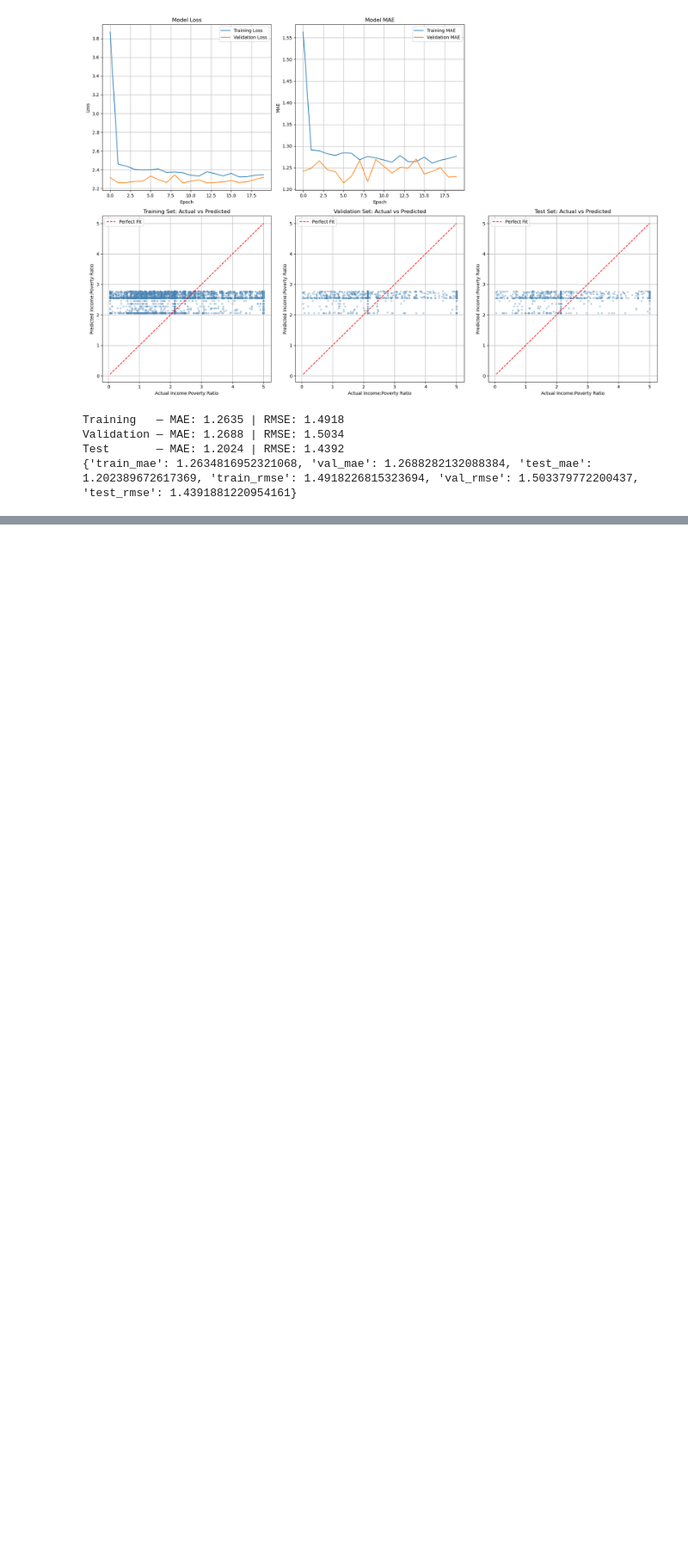
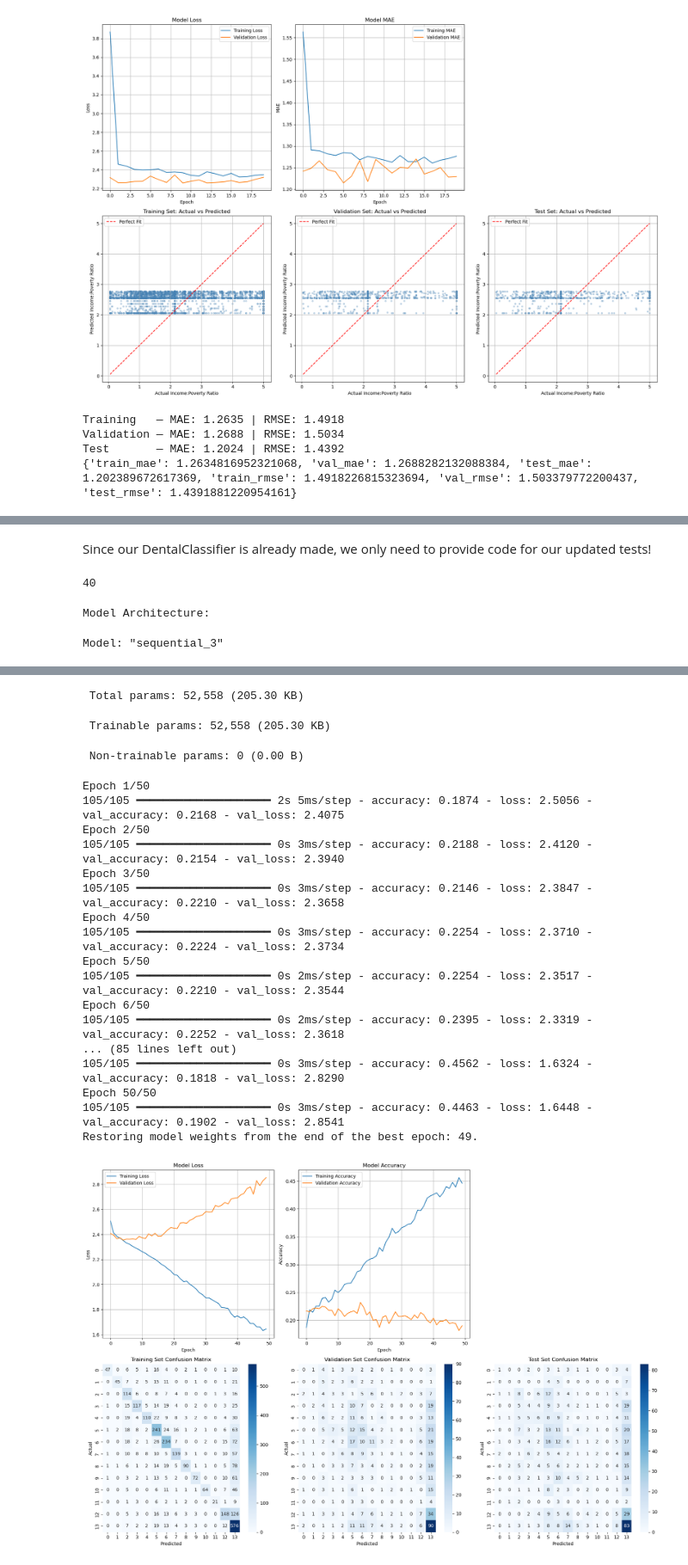
Before and after one commit to dsan-5300/final-project, a Jupyter notebook: scripts/test_model.ipynb, the cells around one changed output, grey strips where cells are left out. Shown at 86% size. Drawn from its saved outputs; the diff is of its cells as text; code cells hidden in the pictures; blank space fills up the shorter version.

```diff
--- a/scripts/test_model.ipynb
+++ b/scripts/test_model.ipynb
@@ -434,0 +474,7 @@ Test       — MAE: 1.2024 | RMSE: 1.4392
+# %%
+threshold = 0.10
+useful_dental_columns = [col for col in dental_cols if col in corr.index and corr[col] >= threshold and col not in ['income_poverty_ratio', 'household_income']]
+
+print(f"Dental features with corr >= {threshold}: {len(useful_dental_columns)}")
+for col in useful_dental_columns:
+    print(f"  {col}: {corr[col]:.4f}")
@@ -434,0 +501,28 @@ Test       — MAE: 1.2024 | RMSE: 1.4392
+# %%
+#Updating The Data
+task = (f'{input("Choose A Task That You Want to Use (multiclass, binary, or regression)")}')
+featured_columns = useful_dental_columns
+print(task)
+if task == 'multiclass':
+    valid_codes = sorted([c for c in Full_Data['household_income'].dropna().unique() if c not in [77,99]])
+    code_map = {v: i for i,v in enumerate(valid_codes)}
+    mask = Full_Data['household_income'].isin(valid_codes)
+    X_raw = Full_Data.loc[mask, featured_columns].fillna(0).values
+    Y_raw = Full_Data.loc[mask, 'household_income'].map(code_map).values
+    n_classes = len(valid_codes)
+elif task == 'binary':
+    X_raw = Full_Data[featured_columns].fillna(0).values
+    Y_raw = (Full_Data['income_poverty_ratio'] > 1).astype(int).values
+    n_classes = 2
+elif task == 'regression':
+    X_raw = Full_Data[featured_columns].fillna(0).values
+    Y_raw = Full_Data['income_poverty_ratio'].values
+    n_classes = 1
+
+scaler = StandardScaler()
+X_scaled = scaler.fit_transform(X_raw)
+X_train, X_temp, Y_train, Y_temp = train_test_split(X_scaled, Y_raw, train_size=split_idx, random_state=42)
+X_valid, X_Test, Y_valid, Y_Test = train_test_split(X_temp, Y_temp, test_size=0.50, random_state=42)
+print(f"Task: {task} | Training Data Length: {len(X_train)} | Validation Data Length: {len(X_valid)} | Testing Data Length: {len(X_Test)}")
+if task == 'multiclass':
+    print(f"Number of classes: {n_classes}")
@@ -434,0 +532,19 @@ Test       — MAE: 1.2024 | RMSE: 1.4392
+# %% [markdown]
+Since our DentalClassifier is already made, we only need to provide code for our updated tests!
+# %%
+print(X_train.shape[1])
+# %% [output]
+40
+# %%
+#Fourth Test (multiclass, val_accuracy)
+config4 = {'l1_reg': 0.0, 'l2_reg': 0.0, 'dropout_rate': 0.2, 'hu1': 256, 'hu2': 128,
+           'hu3': 64, 'activation': 'relu', 'optimizer': 'adam', 'learning_rate': 0.001,
+           'epochs': 50, 'batch_size': 32, 'patience': 10,
+           'task': task, 'n_classes': n_classes, 'n_features': X_train.shape[1]}
+model4 = DentalClassifier(config4)
+model4.train()
+results4 = model4.report(model_name="model4_redone_multiclass")
+print(results4)
+# %% [output]
+Model Architecture:
+Model: "sequential_3"
@@ -434,0 +568,21 @@ Test       — MAE: 1.2024 | RMSE: 1.4392
+ Total params: 52,558 (205.30 KB)
+ Trainable params: 52,558 (205.30 KB)
+ Non-trainable params: 0 (0.00 B)
+Epoch 1/50
+105/105 ━━━━━━━━━━━━━━━━━━━━ 2s 5ms/step - accuracy: 0.1874 - loss: 2.5056 - val_accuracy: 0.2168 - val_loss: 2.4075
+Epoch 2/50
+105/105 ━━━━━━━━━━━━━━━━━━━━ 0s 3ms/step - accuracy: 0.2188 - loss: 2.4120 - val_accuracy: 0.2154 - val_loss: 2.3940
+Epoch 3/50
+105/105 ━━━━━━━━━━━━━━━━━━━━ 0s 3ms/step - accuracy: 0.2146 - loss: 2.3847 - val_accuracy: 0.2210 - val_loss: 2.3658
+Epoch 4/50
+105/105 ━━━━━━━━━━━━━━━━━━━━ 0s 3ms/step - accuracy: 0.2254 - loss: 2.3710 - val_accuracy: 0.2224 - val_loss: 2.3734
+Epoch 5/50
+105/105 ━━━━━━━━━━━━━━━━━━━━ 0s 2ms/step - accuracy: 0.2254 - loss: 2.3517 - val_accuracy: 0.2210 - val_loss: 2.3544
+Epoch 6/50
+105/105 ━━━━━━━━━━━━━━━━━━━━ 0s 2ms/step - accuracy: 0.2395 - loss: 2.3319 - val_accuracy: 0.2252 - val_loss: 2.3618
+... (85 lines left out)
+105/105 ━━━━━━━━━━━━━━━━━━━━ 0s 3ms/step - accuracy: 0.4562 - loss: 1.6324 - val_accuracy: 0.1818 - val_loss: 2.8290
+Epoch 50/50
+105/105 ━━━━━━━━━━━━━━━━━━━━ 0s 3ms/step - accuracy: 0.4463 - loss: 1.6448 - val_accuracy: 0.1902 - val_loss: 2.8541
+Restoring model weights from the end of the best epoch: 49.
+[figure, added]
```
Also changed, not shown: parts of 13 cells of this notebook.
